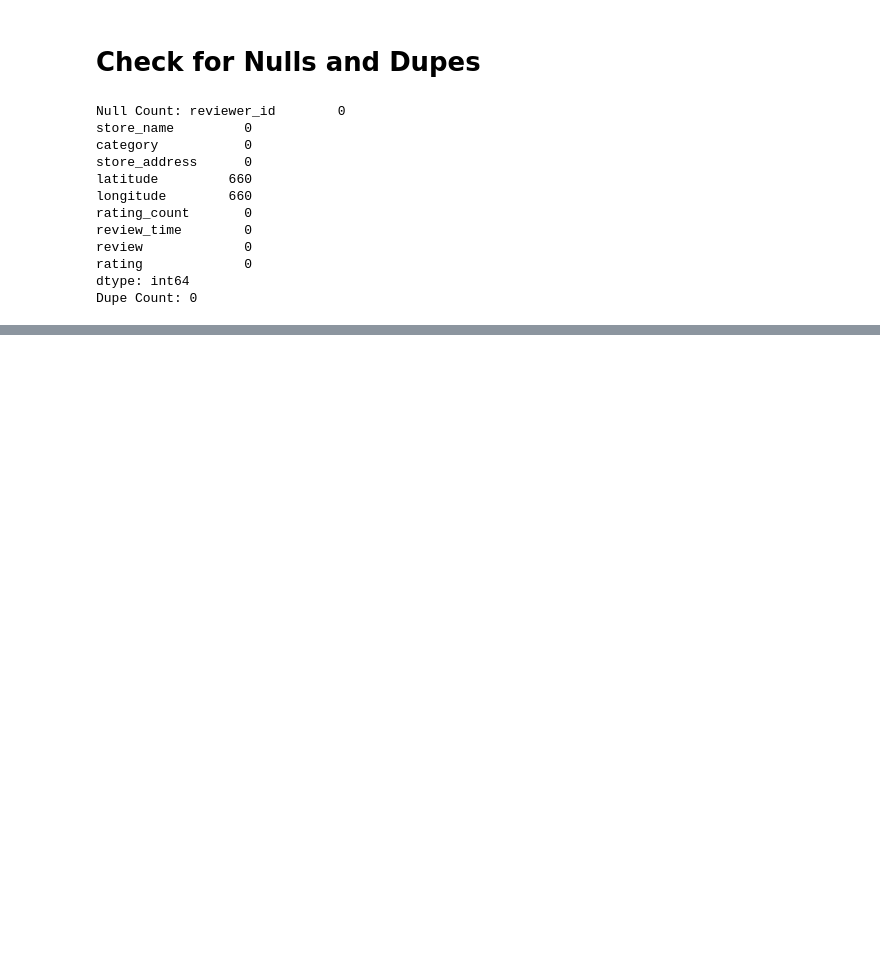
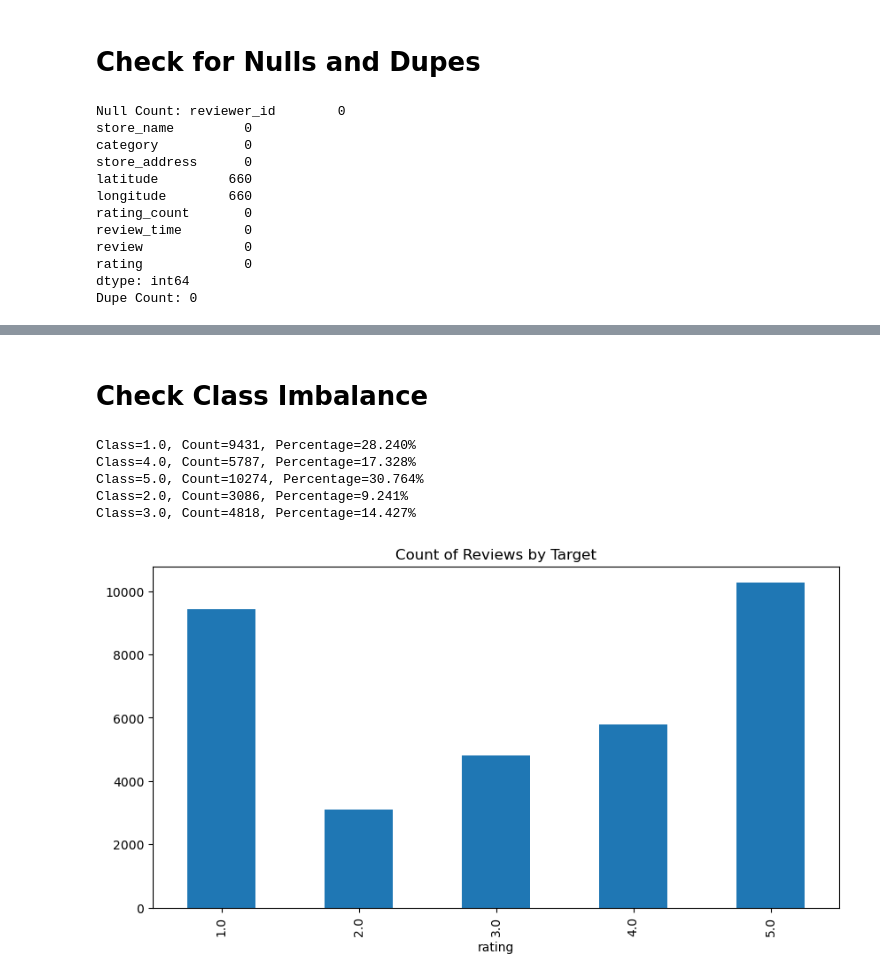
Before and after one commit to MaukanMir/Mcdonalds-Sentiment-Analysis, a Jupyter notebook: training.ipynb, the cells around one changed output, grey strips where cells are left out. Drawn from its saved outputs; the diff is of its cells as text; code cells hidden in the pictures; blank space fills up the shorter version.

```diff
--- a/training.ipynb
+++ b/training.ipynb
@@ -206,3 +206,5 @@ review             0
 rating             0
 dtype: int64
 Dupe Count: 0
+# %%
+df.drop([col for col in df.columns if col != 'review' and col != 'rating'], axis=1, inplace=True)
@@ -208,0 +227,13 @@ Dupe Count: 0
+# %%
+df['rating'] = df['rating'].apply(lambda x: float(x.split()[0]))
+# %% [markdown]
+# Check Class Imbalance
+# %%
+check_class_imbalance(df, df['rating'], 'rating')
+# %% [output]
+Class=1.0, Count=9431, Percentage=28.240%
+Class=4.0, Count=5787, Percentage=17.328%
+Class=5.0, Count=10274, Percentage=30.764%
+Class=2.0, Count=3086, Percentage=9.241%
+Class=3.0, Count=4818, Percentage=14.427%
+[figure, added]
```
Also changed, not shown: parts of 4 cells of this notebook.
